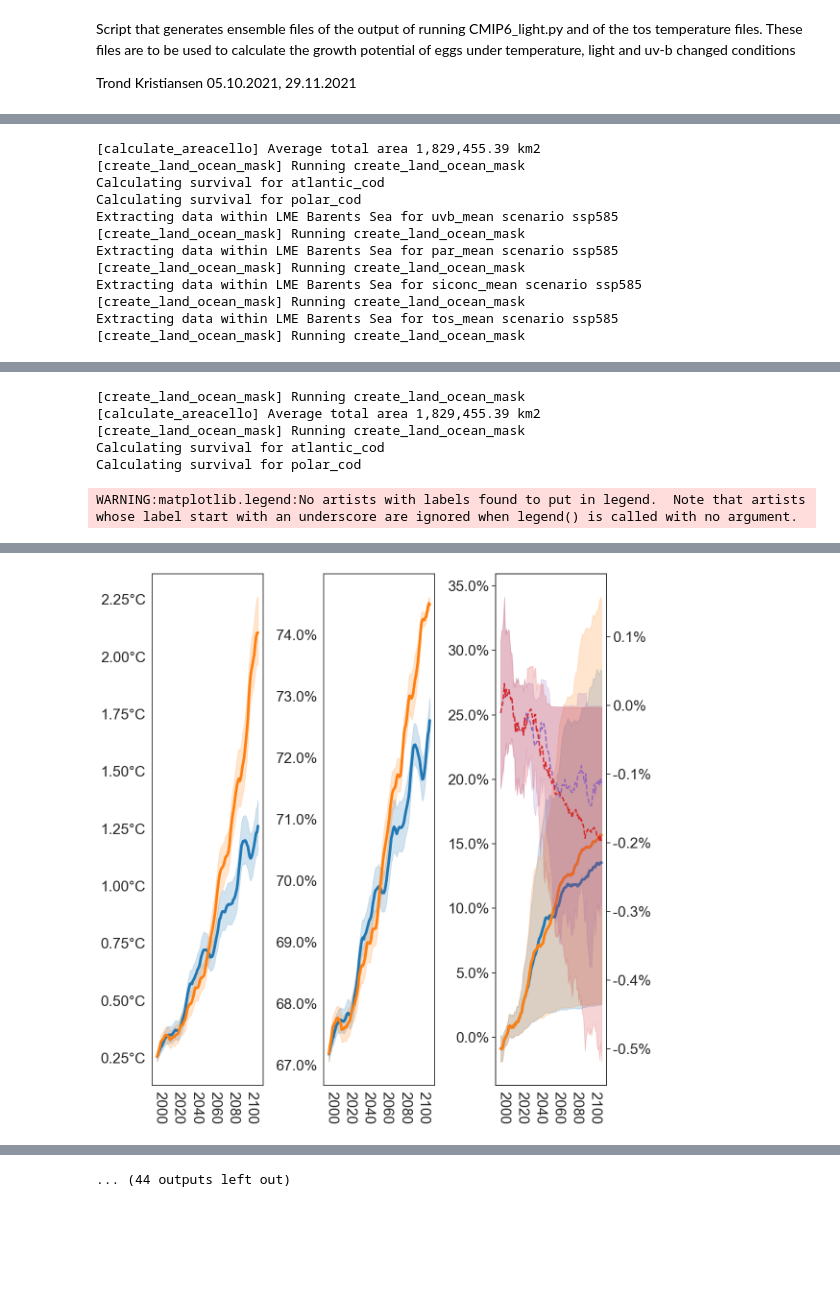
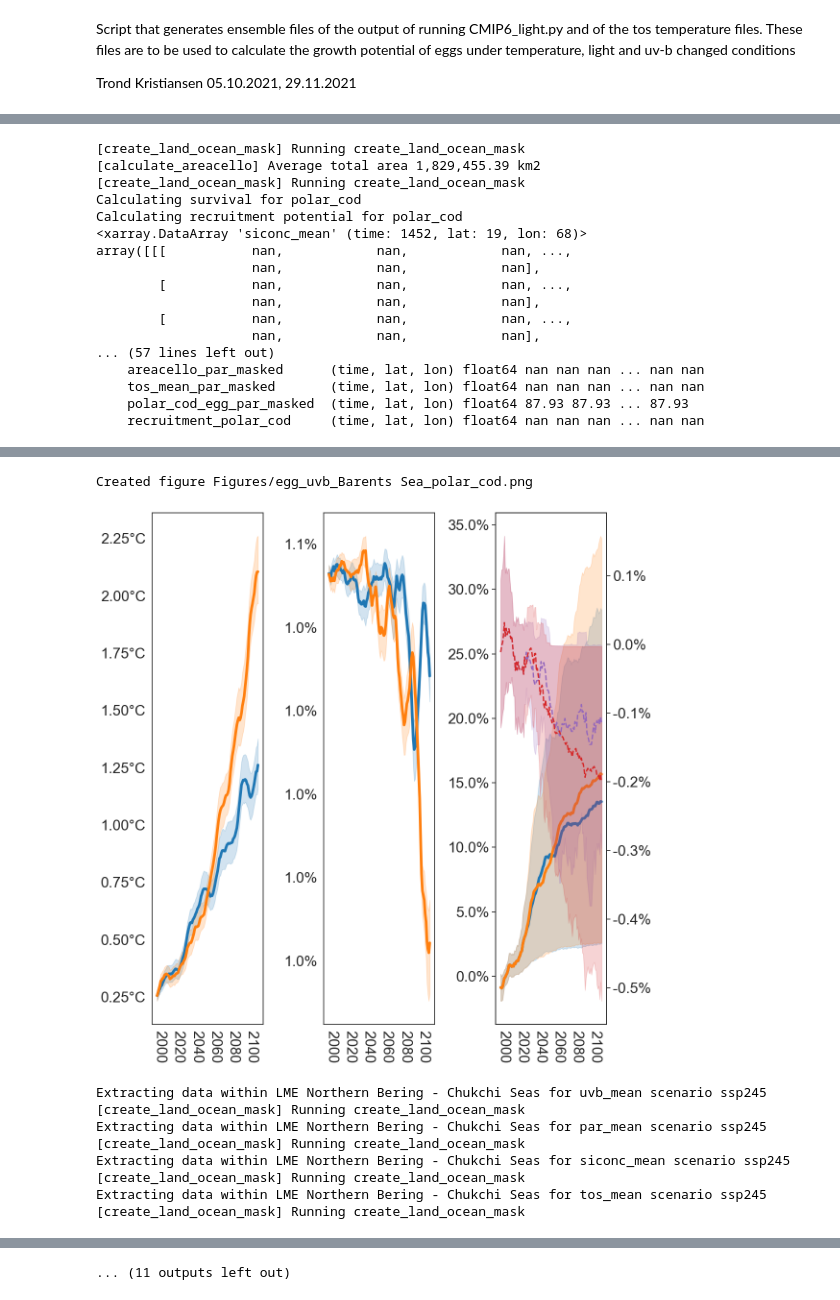
Before and after one commit to trondkr/cmip6-albedo, a Jupyter notebook: CMIP6_growth_potential.ipynb, the cells around one changed output, grey strips where cells are left out. Drawn from its saved outputs; the diff is of its cells as text; code cells hidden in the pictures; blank space fills up the shorter version.

```diff
--- a/CMIP6_growth_potential.ipynb
+++ b/CMIP6_growth_potential.ipynb
@@ -647,8 +660,7 @@ def plot_averaged_growth_or_survival(df:pd.DataFrame,
 # %%
-LMES = ['Barents Sea','East Bering Sea','Northern Bering - Chukchi Seas'] #,'Central Arctic']
+LMES = ['Barents Sea','Northern Bering - Chukchi Seas'] #,'Central Arctic']
 #, 'Central Arctic', 'East Bering Sea']
-SPECIES_PER_LME = [["atlantic_cod","polar_cod"],["polar_cod"],
-                   ["polar_cod"],["polar_cod"]]
+SPECIES_PER_LME = [["polar_cod"],["polar_cod"]]
 
 create_ensemble = False
 scenarios=["ssp245","ssp585"]
@@ -748,6 +760,8 @@ for months in [winter_months,spring_months]:
             else:
                 larva_or_egg= "egg"
                 ds = egg_survival(ds, "tos_mean", species, larva_or_egg)
+                ds = cumulative_recruitment_potential(ds, ds_sic_lme, species)
+                print(ds)
 
             # Important to set zeros to nan - the zeroes come after performing resample
            # ds = xr.where(ds <= 0, np.nan, ds)
@@ -814,12 +846,17 @@ WARNING:root:[CMIP6_config] Firebase not initialized as credentials not found!
+[create_land_ocean_mask] Running create_land_ocean_mask
 [calculate_areacello] Average total area 1,829,455.39 km2
 [create_land_ocean_mask] Running create_land_ocean_mask
-Calculating survival for atlantic_cod
 Calculating survival for polar_cod
-Extracting data within LME Barents Sea for uvb_mean scenario ssp585
-[create_land_ocean_mask] Running create_land_ocean_mask
-Extracting data within LME Barents Sea for par_mean scenario ssp585
-[create_land_ocean_mask] Running create_land_ocean_mask
-Extracting data within LME Barents Sea for siconc_mean scenario ssp585
-[create_land_ocean_mask] Running create_land_ocean_mask
-Extracting data within LME Barents Sea for tos_mean scenario ssp585
-[create_land_ocean_mask] Running create_land_ocean_mask
+Calculating recruitment potential for polar_cod
+<xarray.DataArray 'siconc_mean' (time: 1452, lat: 19, lon: 68)>
+array([[[           nan,            nan,            nan, ...,
+                    nan,            nan,            nan],
+        [           nan,            nan,            nan, ...,
+                    nan,            nan,            nan],
+        [           nan,            nan,            nan, ...,
+                    nan,            nan,            nan],
+... (57 lines left out)
+    areacello_par_masked      (time, lat, lon) float64 nan nan nan ... nan nan
+    tos_mean_par_masked       (time, lat, lon) float64 nan nan nan ... nan nan
+    polar_cod_egg_par_masked  (time, lat, lon) float64 87.93 87.93 ... 87.93
+    recruitment_polar_cod     (time, lat, lon) float64 nan nan nan ... nan nan
@@ -828,6 +864,10 @@ WARNING:root:[CMIP6_config] Firebase not initialized as credentials not found!
-[create_land_ocean_mask] Running create_land_ocean_mask
-[calculate_areacello] Average total area 1,829,455.39 km2
-[create_land_ocean_mask] Running create_land_ocean_mask
-Calculating survival for atlantic_cod
-Calculating survival for polar_cod
+Created figure Figures/egg_uvb_Barents Sea_polar_cod.png
+[figure, new version]
-WARNING:matplotlib.legend:No artists with labels found to put in legend.  Note that artists whose label start with an underscore are ignored when legend() is called with no argument.
+Extracting data within LME Northern Bering - Chukchi Seas for uvb_mean scenario ssp245
+[create_land_ocean_mask] Running create_land_ocean_mask
+Extracting data within LME Northern Bering - Chukchi Seas for par_mean scenario ssp245
+[create_land_ocean_mask] Running create_land_ocean_mask
+Extracting data within LME Northern Bering - Chukchi Seas for siconc_mean scenario ssp245
+[create_land_ocean_mask] Running create_land_ocean_mask
+Extracting data within LME Northern Bering - Chukchi Seas for tos_mean scenario ssp245
+[create_land_ocean_mask] Running create_land_ocean_mask
@@ -835 +875,0 @@ Created figure Figures/egg_uvb_Barents Sea_atlantic_cod.png
-[figure, old version]
@@ -838 +895 @@ Created figure Figures/egg_uvb_Barents Sea_polar_cod.png
-... (44 outputs left out)
+... (11 outputs left out)
```
Also changed, not shown: parts of 2 cells of this notebook, 6 other files.
